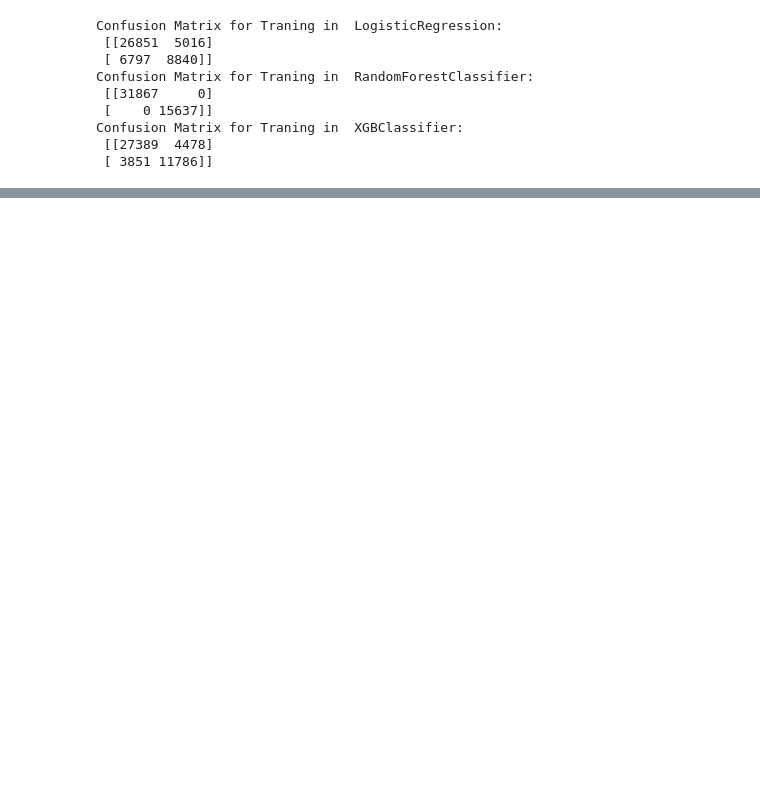
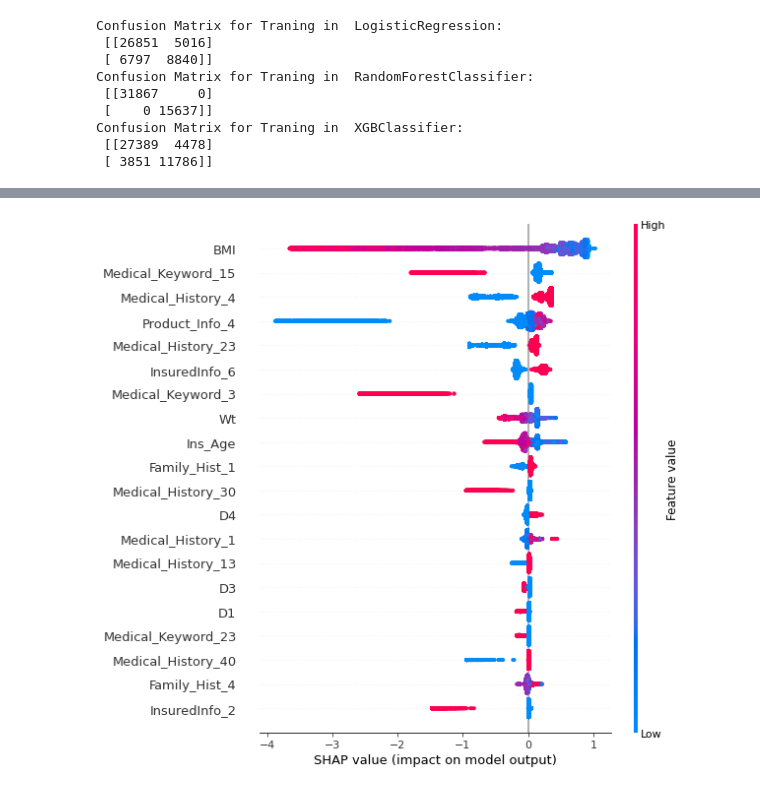
Before and after one commit to Mmbsaksd/Insurance-Claim, a Jupyter notebook: Insurance_claim.ipynb, the cells around one changed output, grey strips where cells are left out. Saved outputs shown, nothing was run; the diff lists cells and outputs as text; code cells hidden in the pictures; blank space fills up the shorter version.

```diff
--- a/Insurance_claim.ipynb
+++ b/Insurance_claim.ipynb
@@ -789,0 +788,7 @@ shap.summery_plot(shap_value[i],xtrain, plot_type='dot')
+# %%
+#Feature importance on XGBoost Classifier
+explainer_train_xgb = shap.TreeExplainer(xg)
+shap_values_train_xgb = explainer_train_xgb(xtrain)
+shap.summary_plot(shap_values_train_xgb, plot_type = 'dot')
+# %% [output]
+[figure, added]
```
Also changed, not shown: parts of 19 cells of this notebook.
